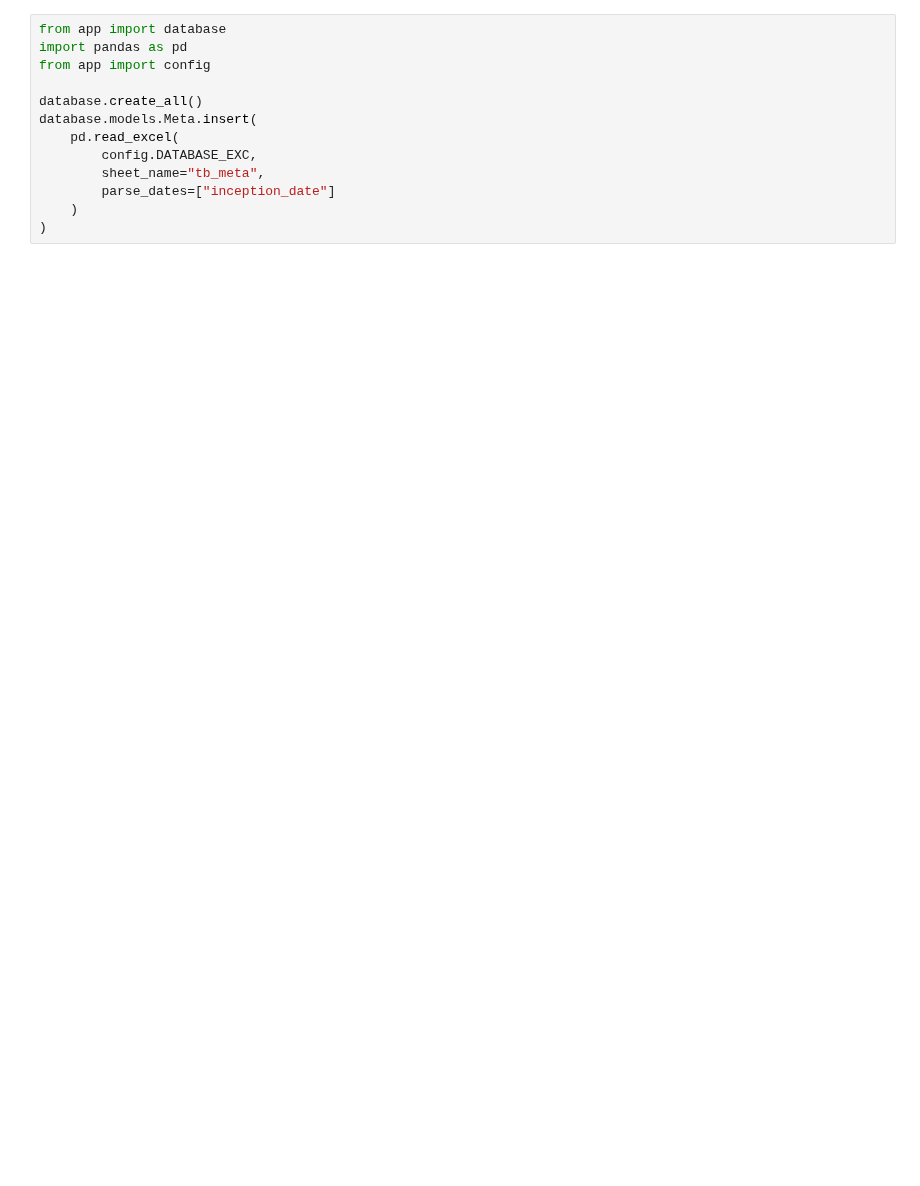
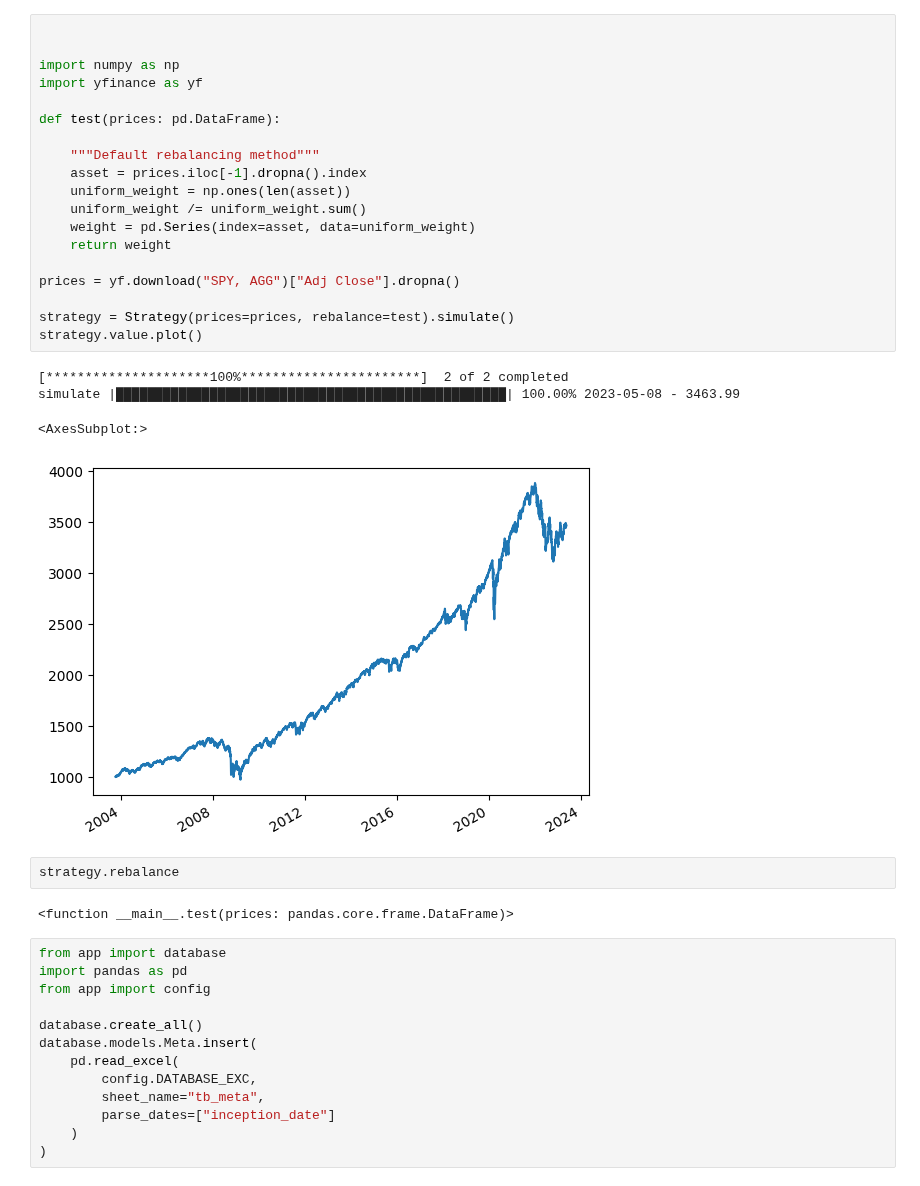
Before and after one commit to HTF1125/RobertLab, a Jupyter notebook: test.ipynb, the cells around one changed output. Saved outputs shown, nothing was run; the diff lists cells and outputs as text; blank space fills up the shorter version.

```diff
--- a/test.ipynb
+++ b/test.ipynb
@@ -1,3 +1,31 @@
+# %%
+
+
+import numpy as np
+import yfinance as yf
+
+def test(prices: pd.DataFrame):
+
+    """Default rebalancing method"""
+    asset = prices.iloc[-1].dropna().index
+    uniform_weight = np.ones(len(asset))
+    uniform_weight /= uniform_weight.sum()
+    weight = pd.Series(index=asset, data=uniform_weight)
+    return weight
+
+prices = yf.download("SPY, AGG")["Adj Close"].dropna()
+
+strategy = Strategy(prices=prices, rebalance=test).simulate()
+strategy.value.plot()
+# %% [output]
+[*********************100%***********************]  2 of 2 completed
+simulate |██████████████████████████████████████████████████| 100.00% 2023-05-08 - 3463.99
+<AxesSubplot:>
+[figure, added]
+# %%
+strategy.rebalance
+# %% [output]
+<function __main__.test(prices: pandas.core.frame.DataFrame)>
 # %%
 from app import database
 import pandas as pd
```
Also changed, not shown: parts of 4 cells of this notebook, 8 other files.
